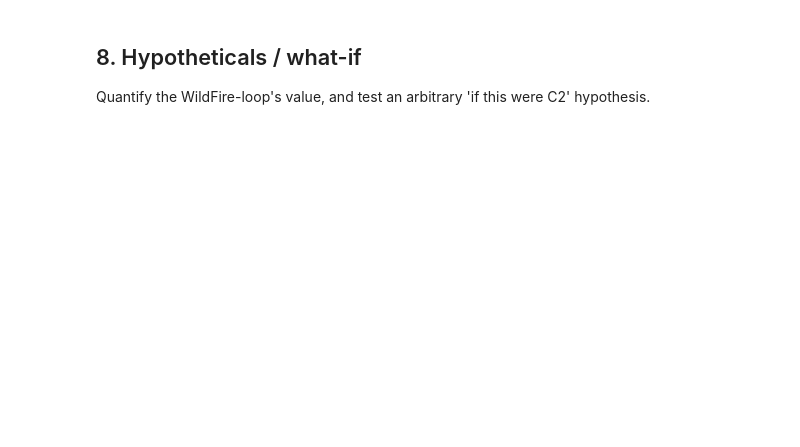
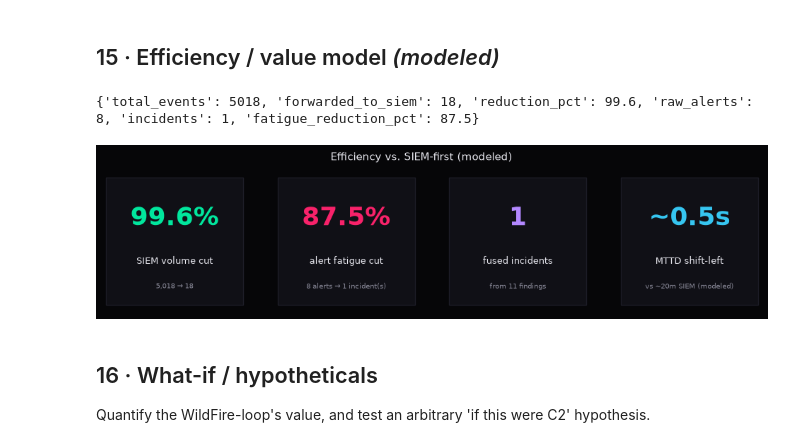
Before and after one commit to IamABS3C/Abstract-MS-Azure-, a Jupyter notebook: docs/threat-model/demo/soc_notebook.ipynb, the cells around one changed output. Drawn from its saved outputs; the diff is of its cells as text; code cells hidden in the pictures; blank space fills up the shorter version.

```diff
--- a/docs/threat-model/demo/soc_notebook.ipynb
+++ b/docs/threat-model/demo/soc_notebook.ipynb
@@ -84,0 +364,11 @@ for kind, vals in (('ip', IOCS.ips), ('domain', IOCS.domains), ('hash', IOCS.has
+# %%
+tax_df = pd.DataFrame([{"kind": k, "description": v[0], "key_fields": ", ".join(v[1]),
+                        "why_it_matters": v[3]} for k, v in ID.IDENTITY_TYPES.items()])
+display(tax_df)
+
+classified = pd.DataFrame([{
+    "entity": k, "type": n["type"],
+    "identity_kind": ID.classify_entity(n),
+    "risk": scores.get(k, {}).get("final", 0)}
+    for k, n in g.nodes.items() if n["type"] in ("identity", "account", "host", "nhi", "agent")])
+display(classified.sort_values("risk", ascending=False).head(15).reset_index(drop=True))
@@ -84,0 +409,24 @@ for kind, vals in (('ip', IOCS.ips), ('domain', IOCS.domains), ('hash', IOCS.has
+# %%
+from IPython.display import HTML, display
+print("configured OSINT adapters (booleans only):")
+display(pd.DataFrame([{"tool": k, "configured": v} for k, v in enrichment.available().items()]))
+
+# clickable pivots for the campaign IOCs (no keys, no outbound calls):
+ioc_samples = [("ip", "185.220.101.45"), ("ip", "91.219.236.12"),
+               ("domain", "cdn.evil-delivery.com")]
+html = ["<table style='font-family:JetBrains Mono,monospace;font-size:12px'>"]
+for kind, val in ioc_samples:
+    links = ID.pivot_urls(val, kind)
+    cells = " · ".join(f"<a href='{d['url']}' target='_blank' style='color:#01e69d'>{name}</a>"
+                       for name, d in list(links.items())[:8])
+    html.append(f"<tr><td style='color:#f8226a;padding:4px 10px'><b>{kind}</b> {val}</td><td>{cells}</td></tr>")
+html.append("</table>")
+display(HTML("".join(html)))
+
+if LIVE or any(enrichment.available().values()):
+    print("\nLIVE enrichment (185.220.101.45):")
+    res = enrichment.enrich("185.220.101.45", "ip")
+    display(pd.DataFrame([{"tool": k, **(v.get("result", {}) if isinstance(v.get("result"), dict) else {"result": v.get("result"), "note": v.get("skipped")})}
+                          for k, v in res["tools"].items()]))
+else:
+    print("\nset VT_API_KEY / SHODAN_API_KEY / ABUSEIPDB_API_KEY / … to run live enrichment.")
@@ -85,4 +456,13 @@ for kind, vals in (('ip', IOCS.ips), ('domain', IOCS.domains), ('hash', IOCS.has
+# %% [markdown]
+## 15 · Efficiency / value model *(modeled)*
+# %%
+viz.draw_efficiency_panel(metrics)
+print({k: metrics[k] for k in ("total_events", "forwarded_to_siem", "reduction_pct",
+                               "raw_alerts", "incidents", "fatigue_reduction_pct")})
+# %% [output]
+{'total_events': 5018, 'forwarded_to_siem': 18, 'reduction_pct': 99.6, 'raw_alerts': 8, 'incidents': 1, 'fatigue_reduction_pct': 87.5}
+[figure, added]
 # %% [markdown]
-## 8. Hypotheticals / what-if
+## 16 · What-if / hypotheticals
 Quantify the WildFire-loop's value, and test an arbitrary 'if this were C2' hypothesis.
 # %%
```
Also changed, not shown: parts of 44 cells of this notebook, 12 other files.
